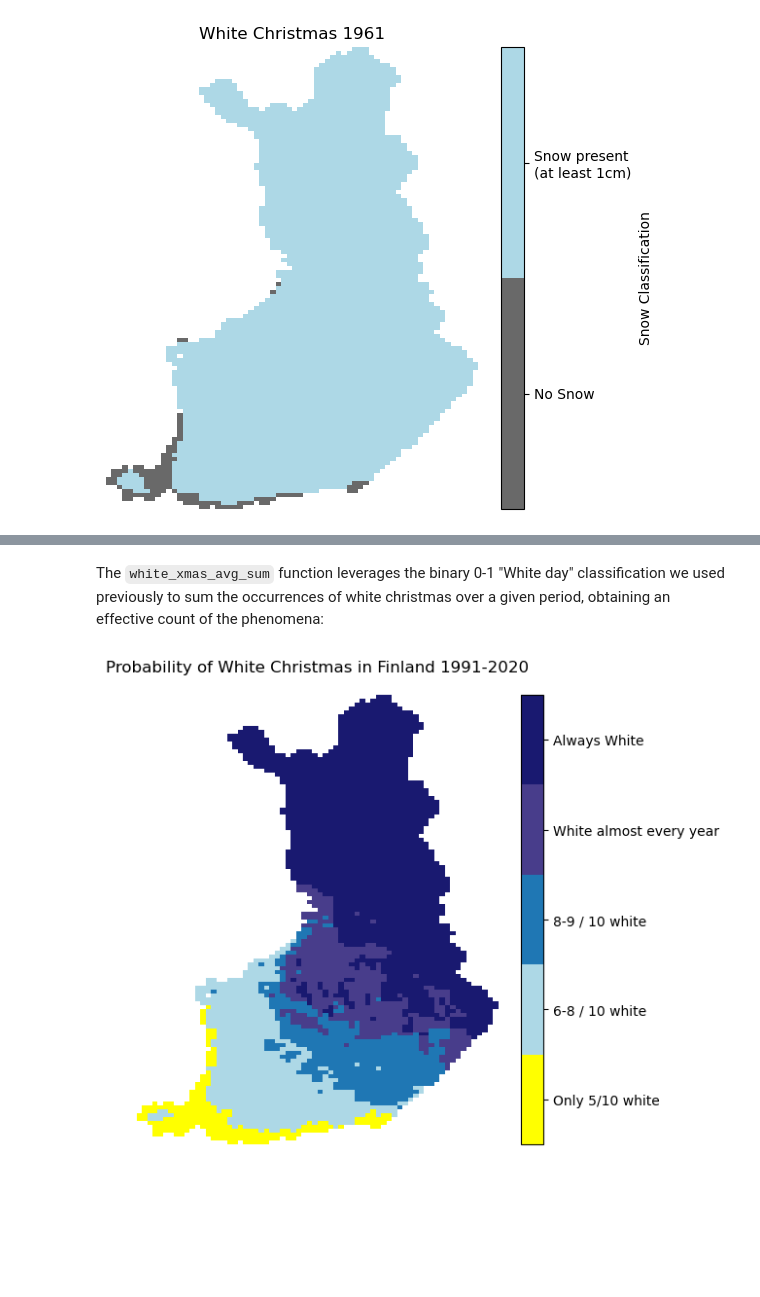
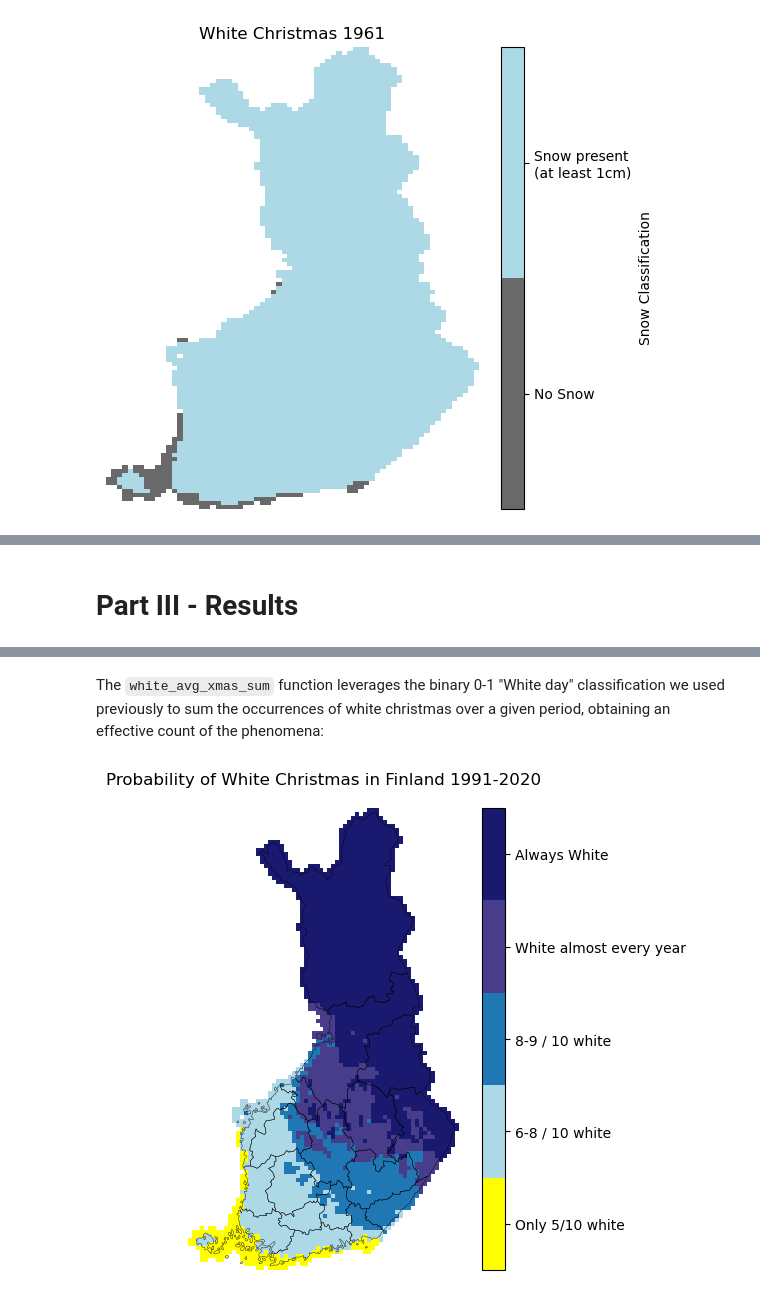
Before and after one commit to marcelomouta/white-christmas-project, a Jupyter notebook: final-assignment.ipynb, the cells around one changed output, grey strips where cells are left out. Saved outputs shown, nothing was run; the diff lists cells and outputs as text; code cells hidden in the pictures; blank space fills up the shorter version.

```diff
--- a/final-assignment.ipynb
+++ b/final-assignment.ipynb
@@ -117,6 +118,6 @@ The function `xmas_avg_snow_rasters` converts the previously obtained snow raste
 # %%
 # dict of Christmas avg snow for each year in snow_rasters data
-xmas_avg_snow = snow.xmas_avg_snow_rasters(snow_rasters)
+xmas_avg_snow = snow.avg_xmas_snow_rasters(snow_rasters)
 # %% [markdown]
 A plot of a single year Christmas average snow depth looks like the following:
 # %%
@@ -156,3 +157,5 @@ snow.plot_white_xmas(white_xmas_raster, year, snow_threshold=5)
+# %% [markdown]
+# Part III - Results
 # %% [markdown]
 ## Probability of a White Christmas in Finland
 Now, we proceed to analyse the probability of having a white Christmas based on the 30 year period 1991-2020, inspired by [this FMI analysis](https://www.ilmatieteenlaitos.fi/joulunaika):
@@ -163,4 +166,4 @@ In this FMI map there are 5 different categories describing the likelihood of a
 
 Using the white christmas classifications we obtained so far, we'll proceed to create similar maps. For this purpose we'll explore further "White Christmas" classification functions available in our `snow` module.
 # %% [markdown]
-The `white_xmas_avg_sum` function leverages the binary 0-1 "White day" classification we used previously to sum the occurrences of white christmas over a given period, obtaining an effective count of the phenomena:
+The `white_avg_xmas_sum` function leverages the binary 0-1 "White day" classification we used previously to sum the occurrences of white christmas over a given period, obtaining an effective count of the phenomena:
@@ -174,14 +170,35 @@ white_xmas_sum = snow.white_xmas_avg_sum(xmas_avg_snow, start_year, end_year)
+# %%
+import rioxarray as rxr
+
+# raster file for sample data compability
+raster_file = SNOW_DIR / "wh_xmas_sum_1991_2020.tif"
+
+# Define period for "White Christmas" likelihood analysis
+start_year = 1991
+end_year = 2020
+
+try:
+    # Raster with nr. of occurrences of "White Christmas" over chosen period
+    wh_xmas_sum_1991_2020 = snow.white_avg_xmas_sum(xmas_avg_snow, start_year, end_year)
+
+    # Optional: save raster for future use
+    # wh_xmas_sum_1991_2020.rio.to_raster(raster_file) # DON'T RUN WITH SAMPLE DATA, IT WILL OVERWRITE EXISTING RASTER
+
+# When using only the sample data, xmas_avg_snow will be incomplete
+except KeyError:
+    #  Load previous analysis from full dataset instead
+    wh_xmas_sum_1991_2020 = rxr.open_rasterio(raster_file)
 # %%
-# change 30-year scale to 10-year scale
-white_xmas_sum /= 3
+# Our period covers 30 years but the classification requires a 10-year scale
+wh_xmas_sum_1991_2020 /= 3
 
 # Classify probability of "White Christmas" occurring every 10 years into 5 classes
-prob_white_xmas = snow.classify_prob_white_xmas(white_xmas_sum)
+prob_wxmas_1991_2020 = snow.classify_prob_white_xmas(wh_xmas_sum_1991_2020)
 
 # Custom plot of "White Christmas" probability classes
-snow.plot_prob_white_xmas(prob_white_xmas, start_year, end_year)
+snow.plot_prob_white_xmas(prob_wxmas_1991_2020, start_year, end_year, finland_regions)
 # %% [output]
-[figure, old version]
+[figure, new version]
 # %% [markdown]
 The previous classification used the criteria of "average christmas snow depth" by classifying a christmas as white if the 24.-26.12 average was over the threshold (1cm).
 
```
Also changed, not shown: parts of 26 cells of this notebook.
